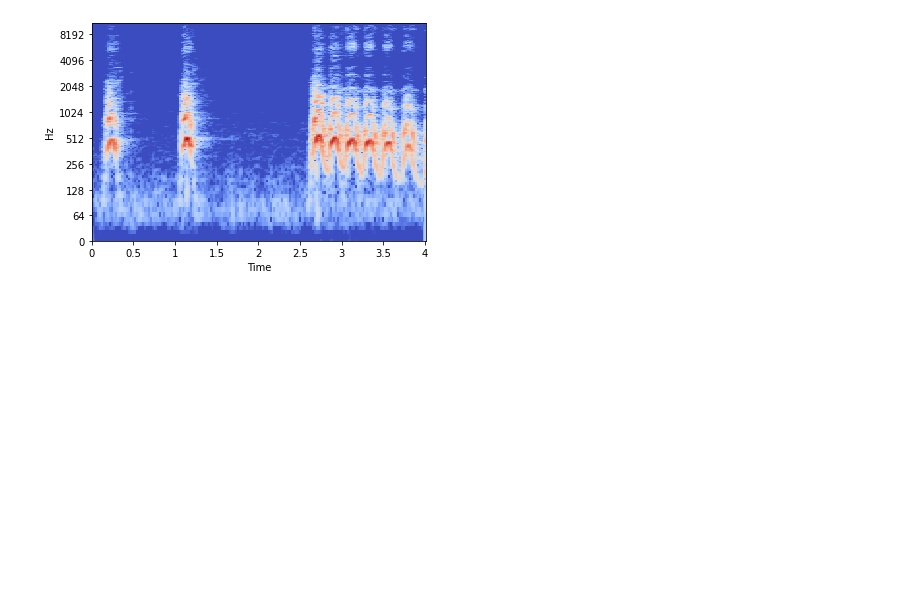
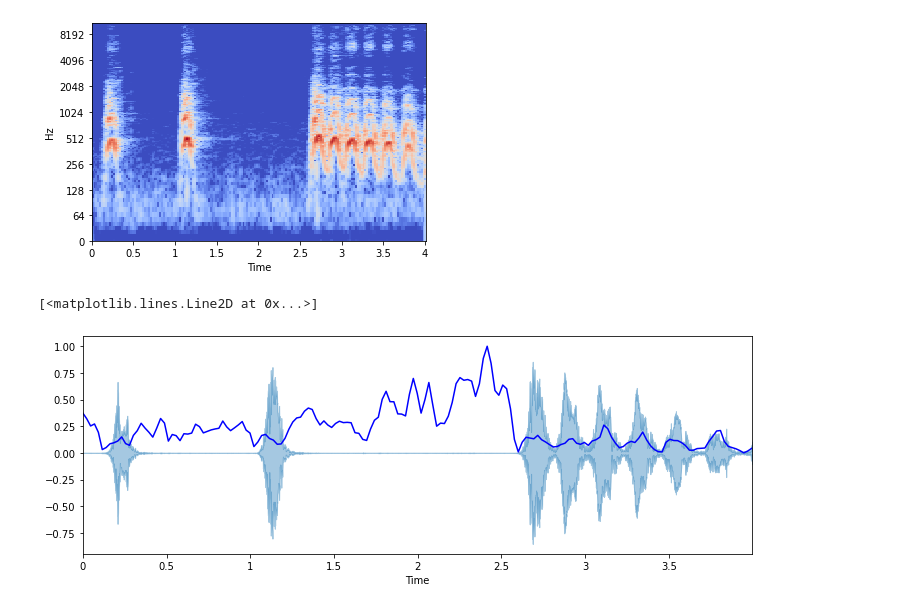
Before and after one commit to NotaCSstudent/UrbanSoundDetection, a Jupyter notebook: urban-soundml.ipynb, the cells around one changed output. Cells and saved outputs as stored; diff of their text form; code cells hidden in the pictures; blank space fills up the shorter version.

```diff
--- a/urban-soundml.ipynb
+++ b/urban-soundml.ipynb
@@ -51,3 +51,20 @@ librosa.display.specshow(Xdb, sr=sr, x_axis='time', y_axis='log')
 # %% [output]
 <matplotlib.collections.QuadMesh at 0x...>
 [figure]
+# %%
+import sklearn
+spectral_centroids = librosa.feature.spectral_centroid(x, sr=sr)[0]
+
+# Computing the time variable for visualization
+plt.figure(figsize=(12, 4))
+frames = range(len(spectral_centroids))
+t = librosa.frames_to_time(frames)
+# Normalising the spectral centroid for visualisation
+def normalize(x, axis=0):
+    return sklearn.preprocessing.minmax_scale(x, axis=axis)
+#Plotting the Spectral Centroid along the waveform
+librosa.display.waveplot(x, sr=sr, alpha=0.4)
+plt.plot(t, normalize(spectral_centroids), color='b')
+# %% [output]
+[<matplotlib.lines.Line2D at 0x...>]
+[figure, added]
```
Also changed, not shown: parts of 6 cells of this notebook.
